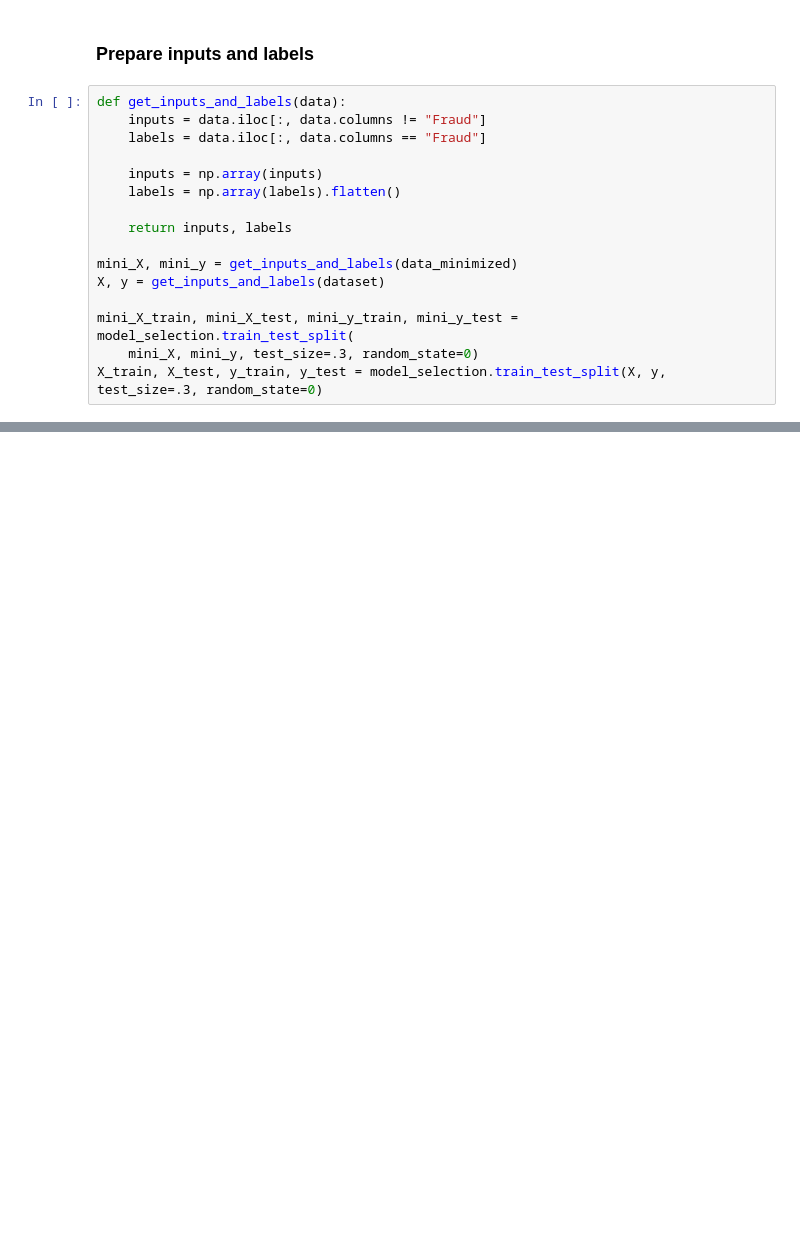
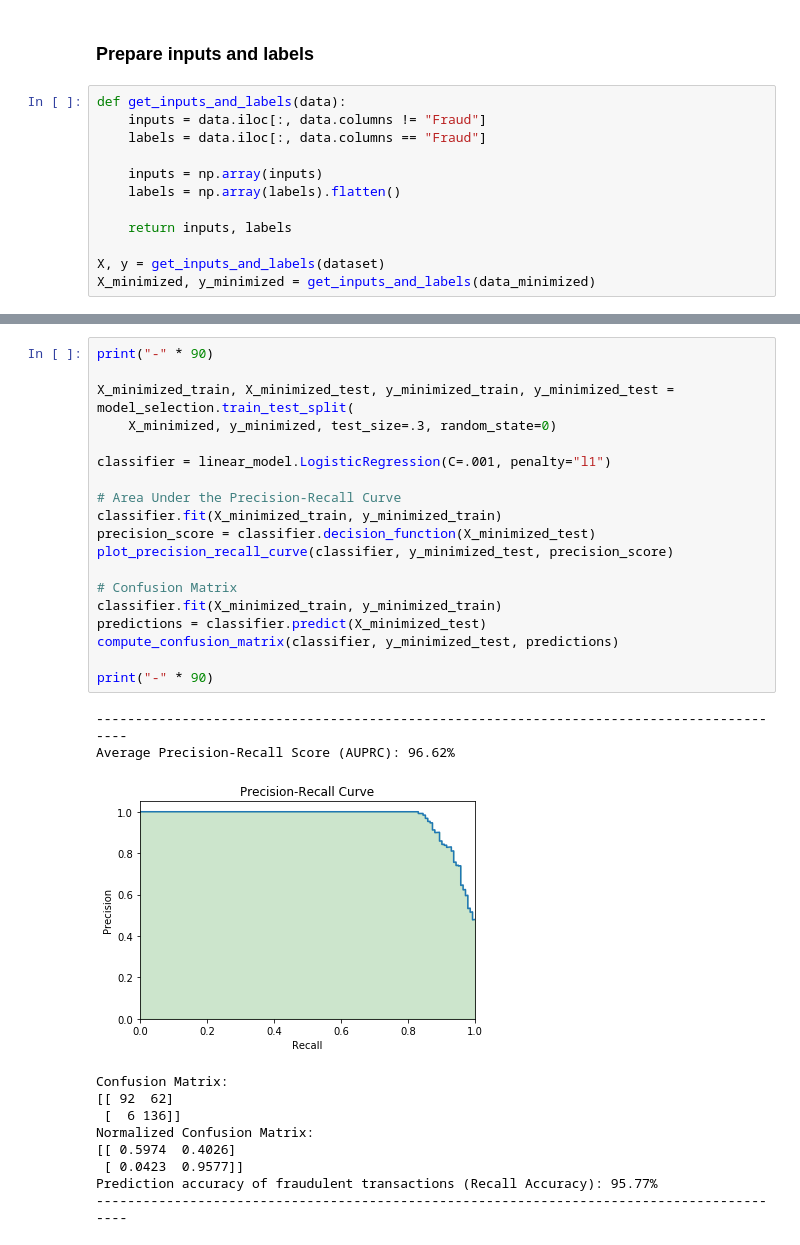
Before and after one commit to erdenbatuhan/Credit-Card-Fraud-Detection, a Jupyter notebook: erden_project3.ipynb, the cells around one changed output, grey strips where cells are left out. Cells and saved outputs as stored; diff of their text form; blank space fills up the shorter version.

```diff
--- a/erden_project3.ipynb
+++ b/erden_project3.ipynb
@@ -127,9 +127,5 @@ def get_inputs_and_labels(data):
 
     return inputs, labels
 
-mini_X, mini_y = get_inputs_and_labels(data_minimized)
 X, y = get_inputs_and_labels(dataset)
-
-mini_X_train, mini_X_test, mini_y_train, mini_y_test = model_selection.train_test_split(
-    mini_X, mini_y, test_size=.3, random_state=0)
-X_train, X_test, y_train, y_test = model_selection.train_test_split(X, y, test_size=.3, random_state=0)
+X_minimized, y_minimized = get_inputs_and_labels(data_minimized)
@@ -135,0 +171,31 @@ X_train, X_test, y_train, y_test = model_selection.train_test_split(X, y, test_s
+# %%
+print("-" * 90)
+
+X_minimized_train, X_minimized_test, y_minimized_train, y_minimized_test = model_selection.train_test_split(
+    X_minimized, y_minimized, test_size=.3, random_state=0)
+
+classifier = linear_model.LogisticRegression(C=.001, penalty="l1")
+
+# Area Under the Precision-Recall Curve
+classifier.fit(X_minimized_train, y_minimized_train)
+precision_score = classifier.decision_function(X_minimized_test)
+plot_precision_recall_curve(classifier, y_minimized_test, precision_score)
+
+# Confusion Matrix
+classifier.fit(X_minimized_train, y_minimized_train)
+predictions = classifier.predict(X_minimized_test)
+compute_confusion_matrix(classifier, y_minimized_test, predictions)
+
+print("-" * 90)
+# %% [output]
+------------------------------------------------------------------------------------------
+Average Precision-Recall Score (AUPRC): 96.62%
+[figure, added]
+Confusion Matrix:
+[[ 92  62]
+ [  6 136]]
+Normalized Confusion Matrix:
+[[ 0.5974  0.4026]
+ [ 0.0423  0.9577]]
+Prediction accuracy of fraudulent transactions (Recall Accuracy): 95.77%
+------------------------------------------------------------------------------------------
```
Also changed, not shown: parts of 22 cells of this notebook, 2 other files.
